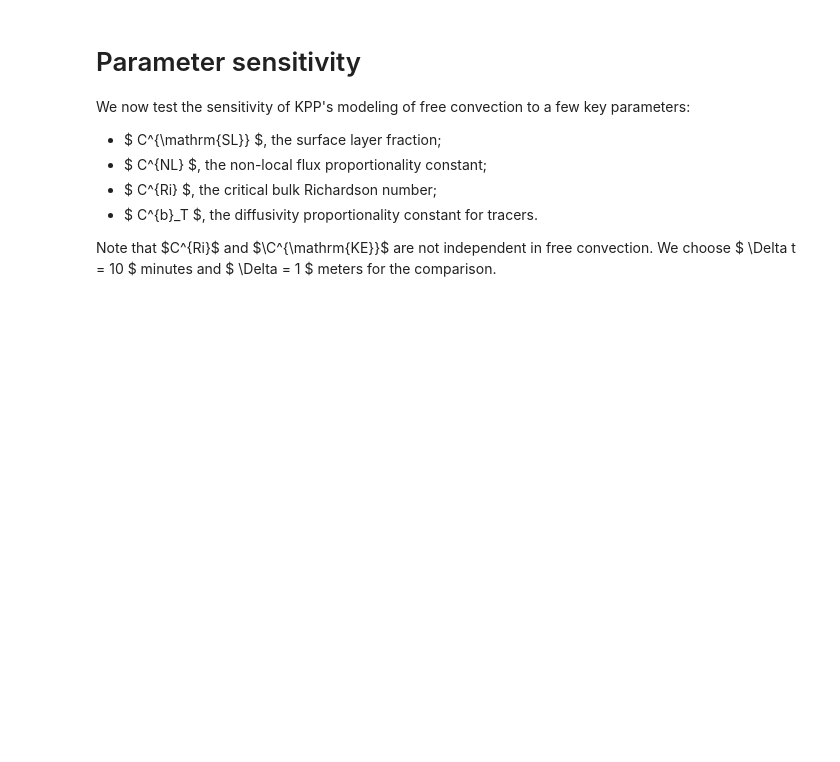
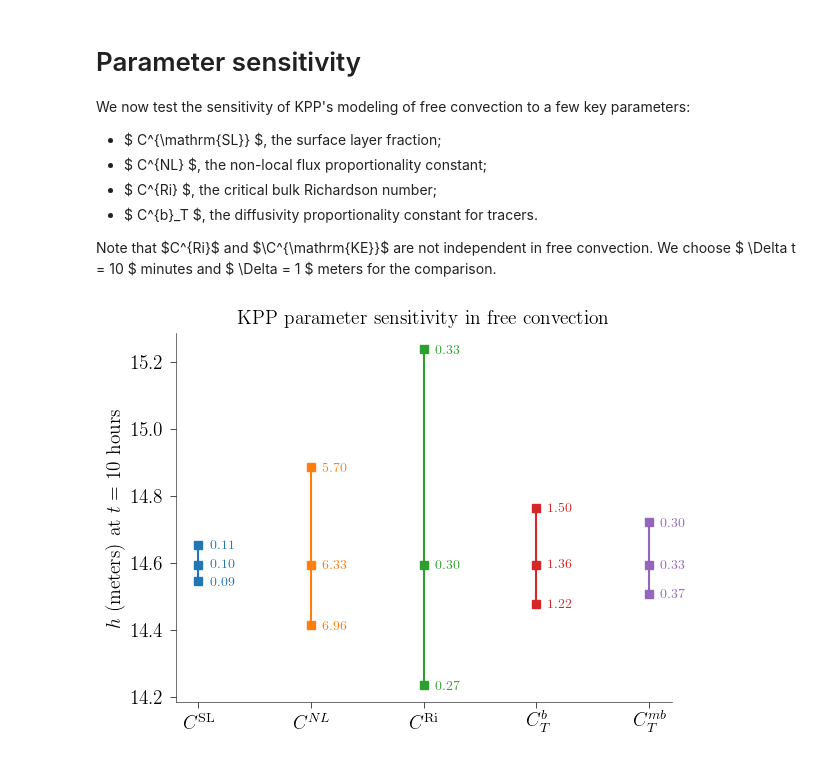
Before and after one commit to glwagner/OceanTurb.jl, a Jupyter notebook: examples/kpp_examples.ipynb, the cells around one changed output. Cells and saved outputs as stored; diff of their text form; code cells hidden in the pictures; blank space fills up the shorter version.

```diff
--- a/examples/kpp_examples.ipynb
+++ b/examples/kpp_examples.ipynb
@@ -323,33 +324,35 @@ paramvalues = []
 h₀ = mixing_layer_depth_psens(KPP.Parameters())
 Δp = 0.1
 
+defaults = KPP.Parameters()
 for param in study_params
-
-    defaults = KPP.Parameters()
     param0 = getproperty(defaults, param)
     param₋ = (1-Δp)*param0
     param₊ = (1+Δp)*param0
     h₋, h₊ = sweep_parameter(param, param₋, param₊)
 
     push!(sensitivities, [h₋, h₀, h₊])
     push!(paramvalues, [param₋, param0, param₊])
 end
 
 fig, axs = subplots()
 cornerspines()
 defaultcolors = plt.rcParams["axes.prop_cycle"].by_key()["color"]
 ylabel("\$ h \$ (meters) at \$t=10\$ hours")
+title("KPP parameter sensitivity in free convection")
 
 for (i, s) in enumerate(sensitivities)
 
     plot(i*ones(length(s)), s, "-s")
 
     for j in 1:length(s)
         txtstr = @sprintf("%.2f", paramvalues[i][j])
         text(i + 0.1, s[j], txtstr, verticalalignment="center", color=defaultcolors[i])
     end
 
 end
 
 xticks([i for i=1:length(sensitivities)])
 axs.set_xticklabels(param_labels);
+# %% [output]
+[figure, added]
```
Also changed, not shown: parts of 2 cells of this notebook.
